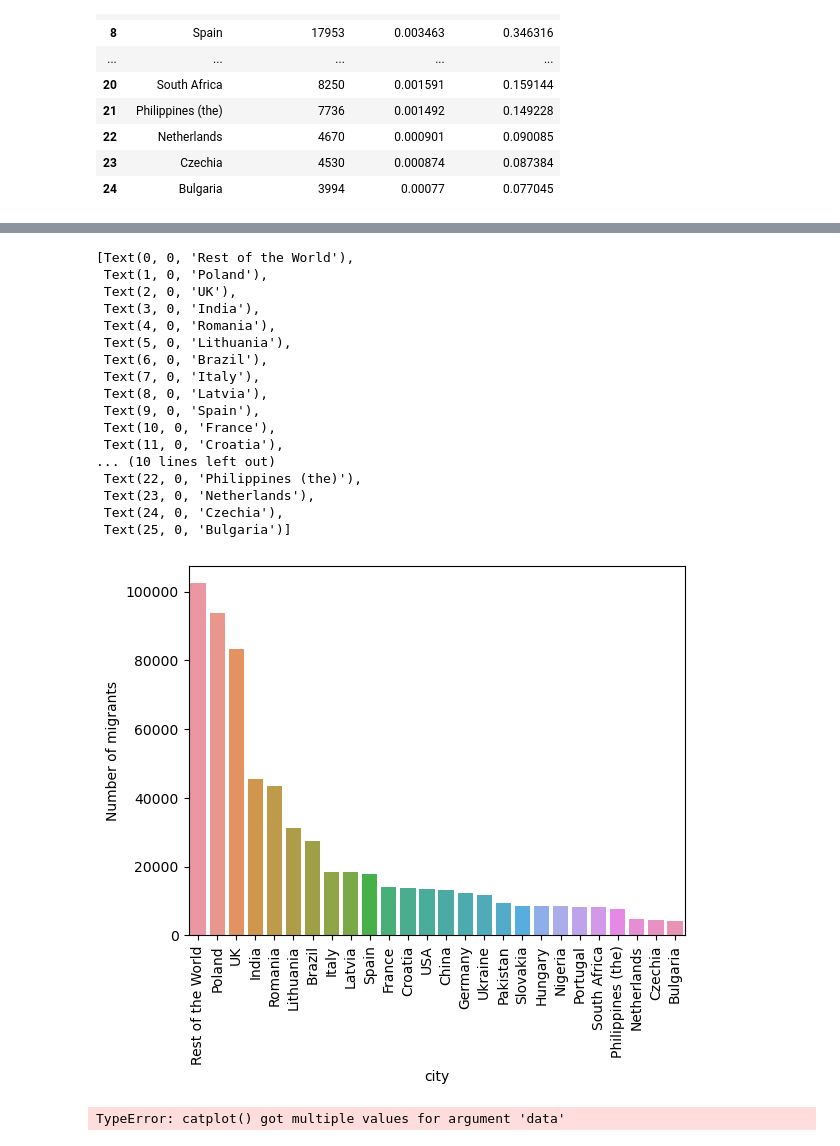
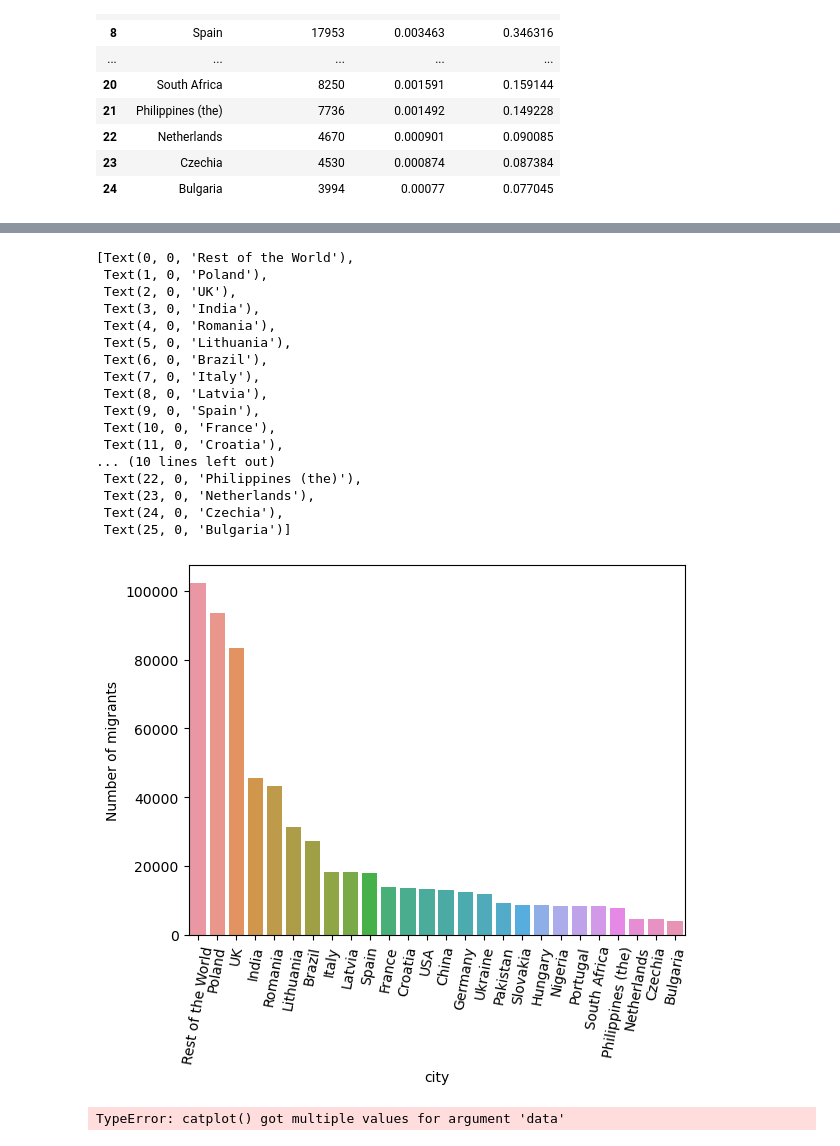
Before and after one commit to diagarmar29/Population-in-Ireland.-1st-Assesment, a Jupyter notebook: Population in Ireland.ipynb, the cells around one changed output, grey strips where cells are left out. Cells and saved outputs as stored; diff of their text form; code cells hidden in the pictures.

Commit message:
7th avance
Justification of each code and graph.

Data Cleaning

```diff
--- a/Population in Ireland.ipynb
+++ b/Population in Ireland.ipynb
@@ -686,25 +713,25 @@ plt.bar(x,y)
 # %%
 ax = sns.barplot(x='city', y='Number of migrants', data=first_26)
-ax.set_xticklabels(ax.get_xticklabels(), rotation=90)
+ax.set_xticklabels(ax.get_xticklabels(), rotation=80)
 # %% [output]
 [Text(0, 0, 'Rest of the World'),
  Text(1, 0, 'Poland'),
  Text(2, 0, 'UK'),
  Text(3, 0, 'India'),
  Text(4, 0, 'Romania'),
  Text(5, 0, 'Lithuania'),
  Text(6, 0, 'Brazil'),
  Text(7, 0, 'Italy'),
  Text(8, 0, 'Latvia'),
  Text(9, 0, 'Spain'),
  Text(10, 0, 'France'),
  Text(11, 0, 'Croatia'),
 ... (10 lines left out)
  Text(22, 0, 'Philippines (the)'),
  Text(23, 0, 'Netherlands'),
  Text(24, 0, 'Czechia'),
  Text(25, 0, 'Bulgaria')]
-[figure, old version]
+[figure, new version]
 # %%
 sns.catplot("city", data=first_26, aspect=1.5, kind="Number of migrants", color="b")
 # %% [output]
```
Also changed, not shown: parts of 44 cells of this notebook.
